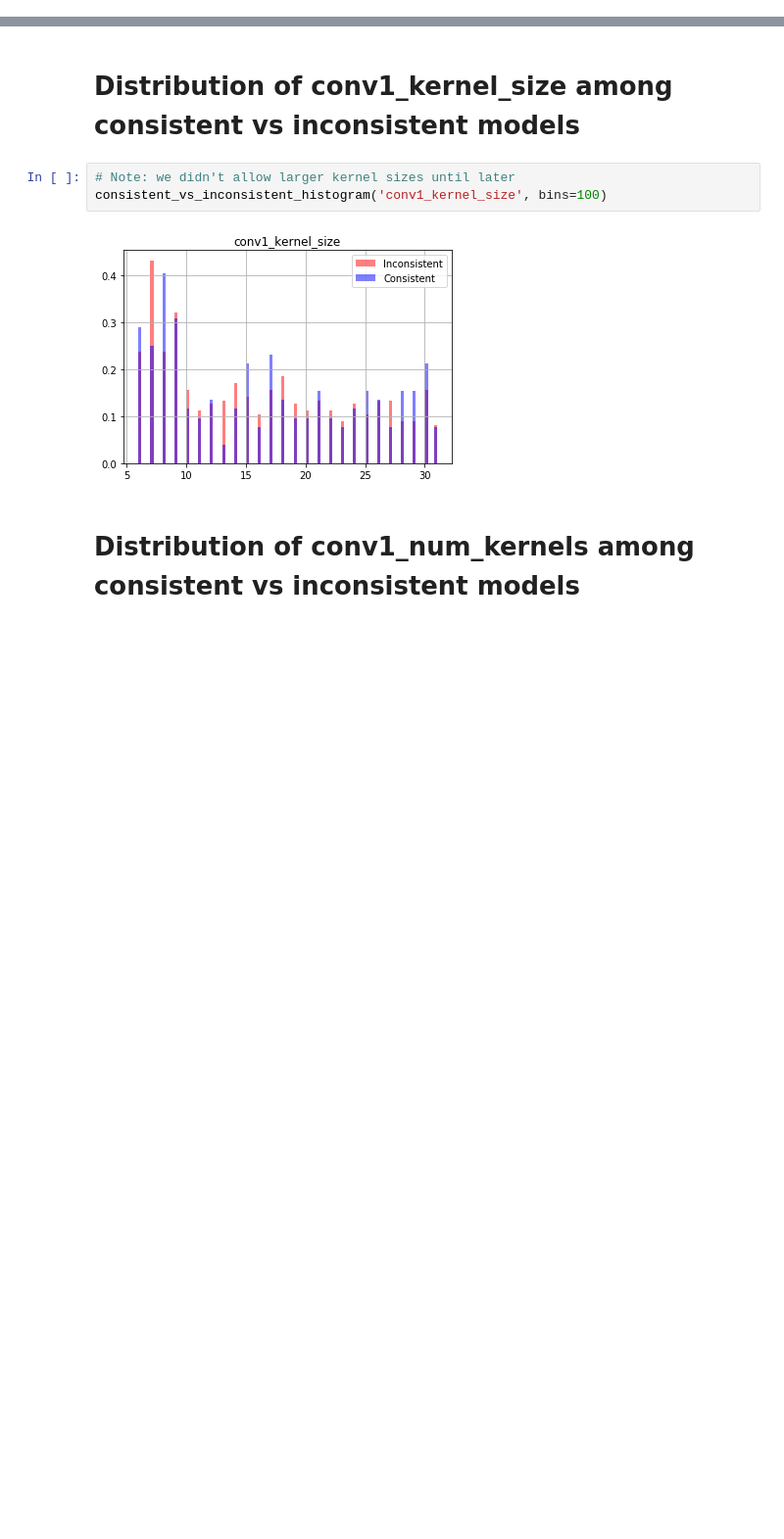
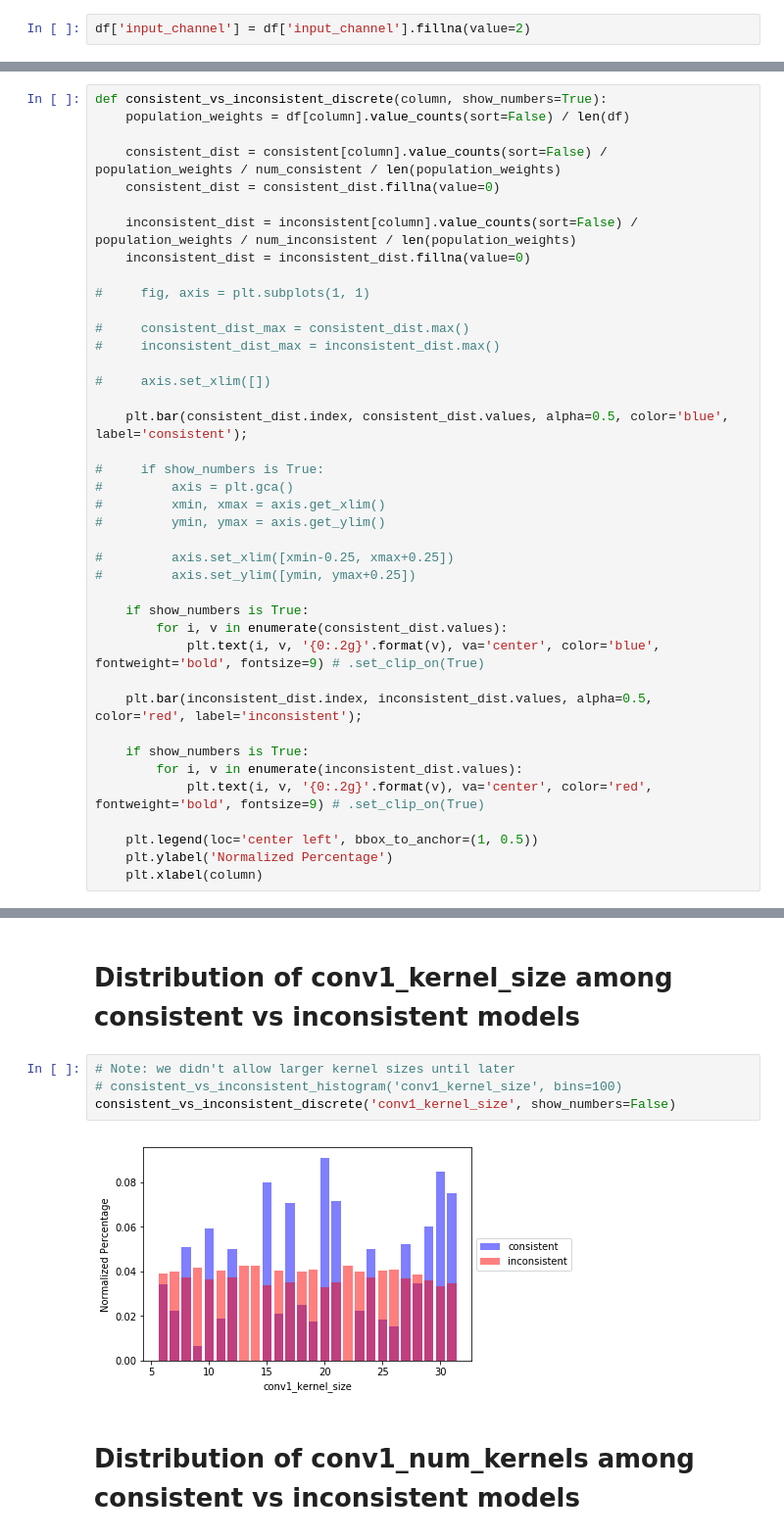
Before and after one commit to zhanwenchen/beam_nn, a Jupyter notebook: notebooks/Hyperparameter Analysis.ipynb, the cells around one changed output, grey strips where cells are left out. Shown at 98% size. Cells and saved outputs as stored; diff of their text form; blank space fills up the shorter version.

```diff
--- a/notebooks/Hyperparameter Analysis.ipynb
+++ b/notebooks/Hyperparameter Analysis.ipynb
@@ -40,0 +23,2 @@ Length: 249, dtype: object
+# %%
+df['input_channel'] = df['input_channel'].fillna(value=2)
@@ -118,0 +95,40 @@ def consistent_vs_inconsistent_histogram(column, **kwargs):
+# %%
+def consistent_vs_inconsistent_discrete(column, show_numbers=True):
+    population_weights = df[column].value_counts(sort=False) / len(df)
+
+    consistent_dist = consistent[column].value_counts(sort=False) / population_weights / num_consistent / len(population_weights)
+    consistent_dist = consistent_dist.fillna(value=0)
+
+    inconsistent_dist = inconsistent[column].value_counts(sort=False) / population_weights / num_inconsistent / len(population_weights)
+    inconsistent_dist = inconsistent_dist.fillna(value=0)
+
+#     fig, axis = plt.subplots(1, 1)
+
+#     consistent_dist_max = consistent_dist.max()
+#     inconsistent_dist_max = inconsistent_dist.max()
+
+#     axis.set_xlim([])
+
+    plt.bar(consistent_dist.index, consistent_dist.values, alpha=0.5, color='blue', label='consistent');
+
+#     if show_numbers is True:
+#         axis = plt.gca()
+#         xmin, xmax = axis.get_xlim()
+#         ymin, ymax = axis.get_ylim()
+
+#         axis.set_xlim([xmin-0.25, xmax+0.25])
+#         axis.set_ylim([ymin, ymax+0.25])
+
+    if show_numbers is True:
+        for i, v in enumerate(consistent_dist.values):
+            plt.text(i, v, '{0:.2g}'.format(v), va='center', color='blue', fontweight='bold', fontsize=9) # .set_clip_on(True)
+
+    plt.bar(inconsistent_dist.index, inconsistent_dist.values, alpha=0.5, color='red', label='inconsistent');
+
+    if show_numbers is True:
+        for i, v in enumerate(inconsistent_dist.values):
+            plt.text(i, v, '{0:.2g}'.format(v), va='center', color='red', fontweight='bold', fontsize=9) # .set_clip_on(True)
+
+    plt.legend(loc='center left', bbox_to_anchor=(1, 0.5))
+    plt.ylabel('Normalized Percentage')
+    plt.xlabel(column)
@@ -149,9 +189,10 @@ consistent 0.7307692307692307
 # Distribution of conv1_kernel_size among consistent vs inconsistent models
 # %%
 # Note: we didn't allow larger kernel sizes until later
-consistent_vs_inconsistent_histogram('conv1_kernel_size', bins=100)
+# consistent_vs_inconsistent_histogram('conv1_kernel_size', bins=100)
+consistent_vs_inconsistent_discrete('conv1_kernel_size', show_numbers=False)
 # %% [output]
-[figure, old version]
+[figure, new version]
 # %% [markdown]
 # Distribution of conv1_num_kernels among consistent vs inconsistent models
 # %%
```
Also changed, not shown: parts of 46 cells of this notebook, 2 other files.
